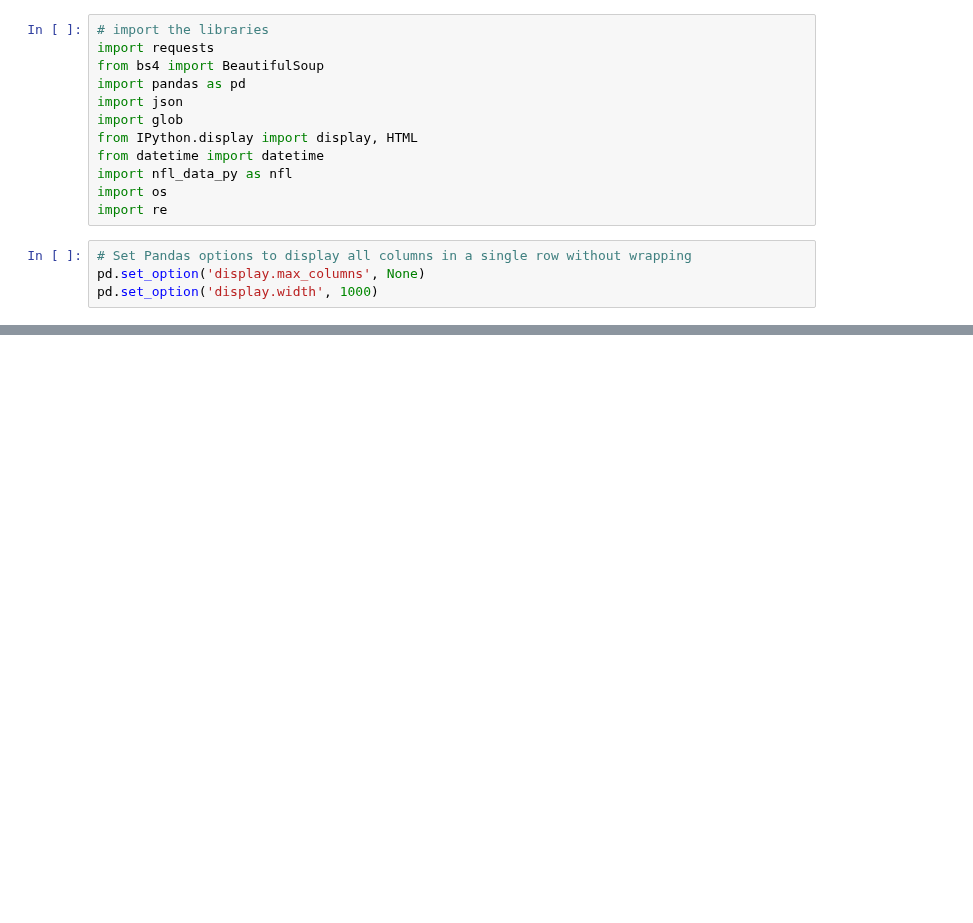
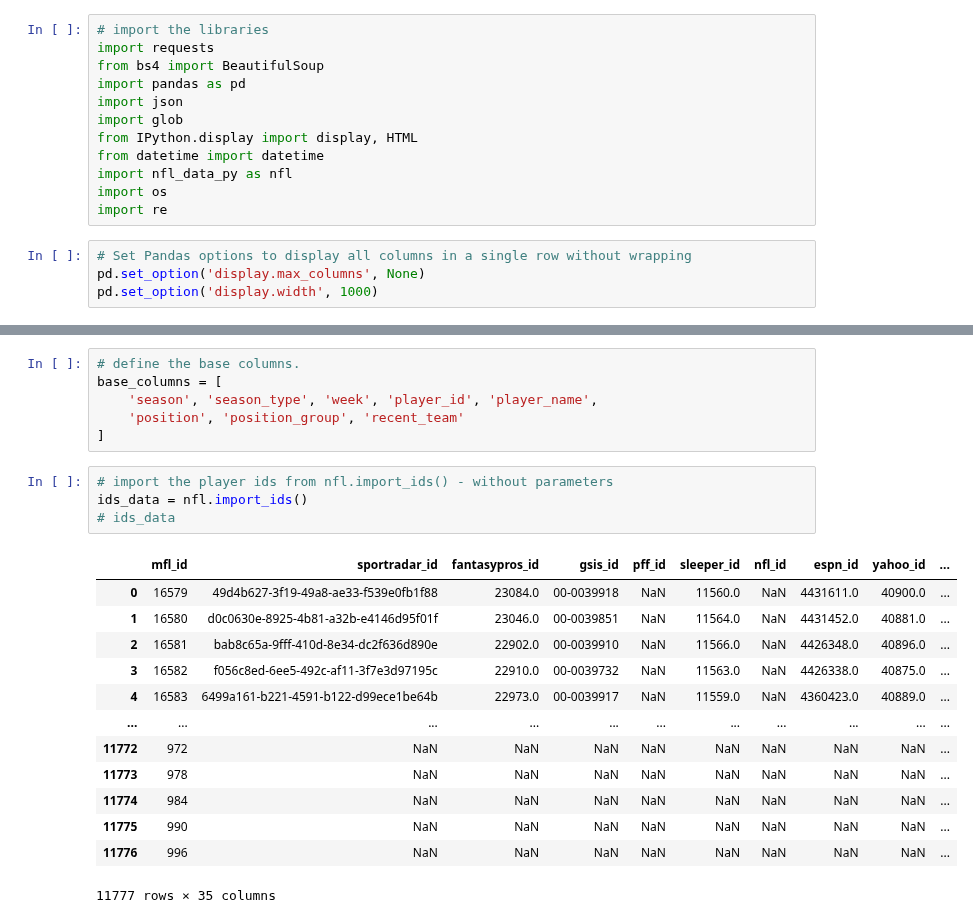
Before and after one commit to ARCtechmo/fanfav, a Jupyter notebook: wr_df.ipynb, the cells around one changed output, grey strips where cells are left out. Drawn from its saved outputs; the diff is of its cells as text; blank space fills up the shorter version.

```diff
--- a/wr_df.ipynb
+++ b/wr_df.ipynb
@@ -112,0 +50,24 @@ HTTPError: HTTP Error 404: Not Found
+# %%
+# define the base columns.
+base_columns = [
+    'season', 'season_type', 'week', 'player_id', 'player_name',
+    'position', 'position_group', 'recent_team'
+]
+# %%
+# import the player ids from nfl.import_ids() - without parameters
+ids_data = nfl.import_ids()
+# ids_data
+# %% [output]
+|  | mfl_id | sportradar_id | fantasypros_id | gsis_id | pff_id | sleeper_id | nfl_id | espn_id | yahoo_id | ... |
+| 0 | 16579 | 49d4b627-3f19-49a8-ae33-f539e0fb1f88 | 23084.0 | 00-0039918 | NaN | 11560.0 | NaN | 4431611.0 | 40900.0 | ... |
+| 1 | 16580 | d0c0630e-8925-4b81-a32b-e4146d95f01f | 23046.0 | 00-0039851 | NaN | 11564.0 | NaN | 4431452.0 | 40881.0 | ... |
+| 2 | 16581 | bab8c65a-9fff-410d-8e34-dc2f636d890e | 22902.0 | 00-0039910 | NaN | 11566.0 | NaN | 4426348.0 | 40896.0 | ... |
+| 3 | 16582 | f056c8ed-6ee5-492c-af11-3f7e3d97195c | 22910.0 | 00-0039732 | NaN | 11563.0 | NaN | 4426338.0 | 40875.0 | ... |
+| 4 | 16583 | 6499a161-b221-4591-b122-d99ece1be64b | 22973.0 | 00-0039917 | NaN | 11559.0 | NaN | 4360423.0 | 40889.0 | ... |
+| ... | ... | ... | ... | ... | ... | ... | ... | ... | ... | ... |
+| 11772 | 972 | NaN | NaN | NaN | NaN | NaN | NaN | NaN | NaN | ... |
+| 11773 | 978 | NaN | NaN | NaN | NaN | NaN | NaN | NaN | NaN | ... |
+| 11774 | 984 | NaN | NaN | NaN | NaN | NaN | NaN | NaN | NaN | ... |
+| 11775 | 990 | NaN | NaN | NaN | NaN | NaN | NaN | NaN | NaN | ... |
+| 11776 | 996 | NaN | NaN | NaN | NaN | NaN | NaN | NaN | NaN | ... |
+11777 rows × 35 columns
```
Also changed, not shown: parts of 14 cells of this notebook.
